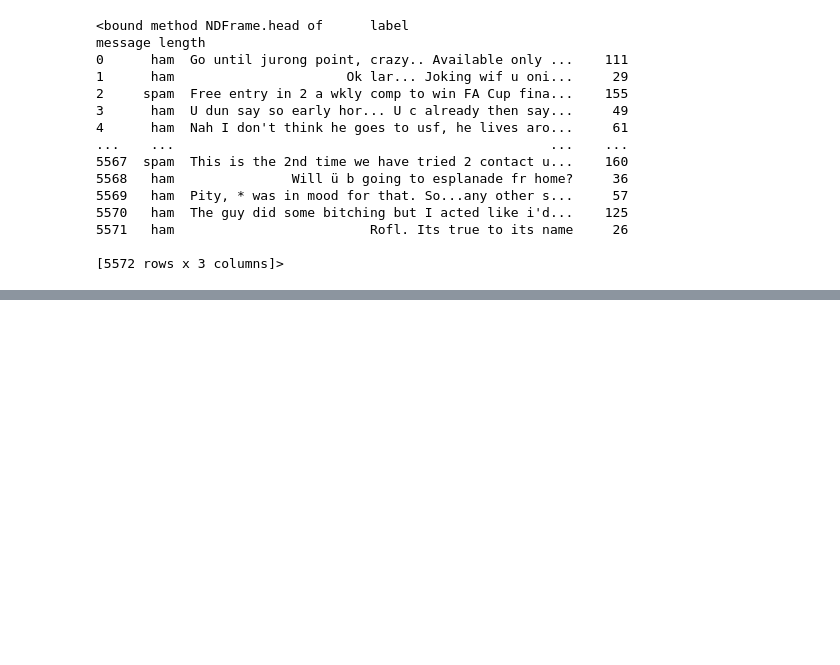
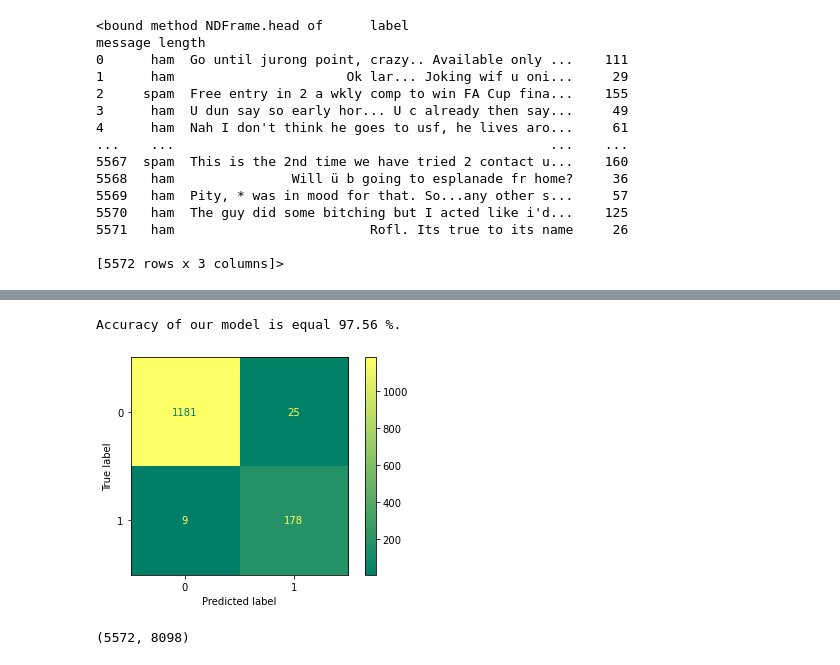
Before and after one commit to dataIA-2021/spamSA, a Jupyter notebook: Data observer.ipynb, the cells around one changed output, grey strips where cells are left out. Saved outputs shown, nothing was run; the diff lists cells and outputs as text; code cells hidden in the pictures; blank space fills up the shorter version.

```diff
--- a/Data observer.ipynb
+++ b/Data observer.ipynb
@@ -325,0 +348,7 @@ Accuracy of our model is equal 95.55 %.
+# %%
+from sklearn.naive_bayes import MultinomialNB
+nb=MultinomialNB()
+classifiertest(nb, X, y)
+# %% [output]
+Accuracy of our model is equal 97.56 %.
+[figure, added]
@@ -325,0 +361,4 @@ Accuracy of our model is equal 95.55 %.
+# %%
+X.shape
+# %% [output]
+(5572, 8098)
```
Also changed, not shown: parts of 15 cells of this notebook.
